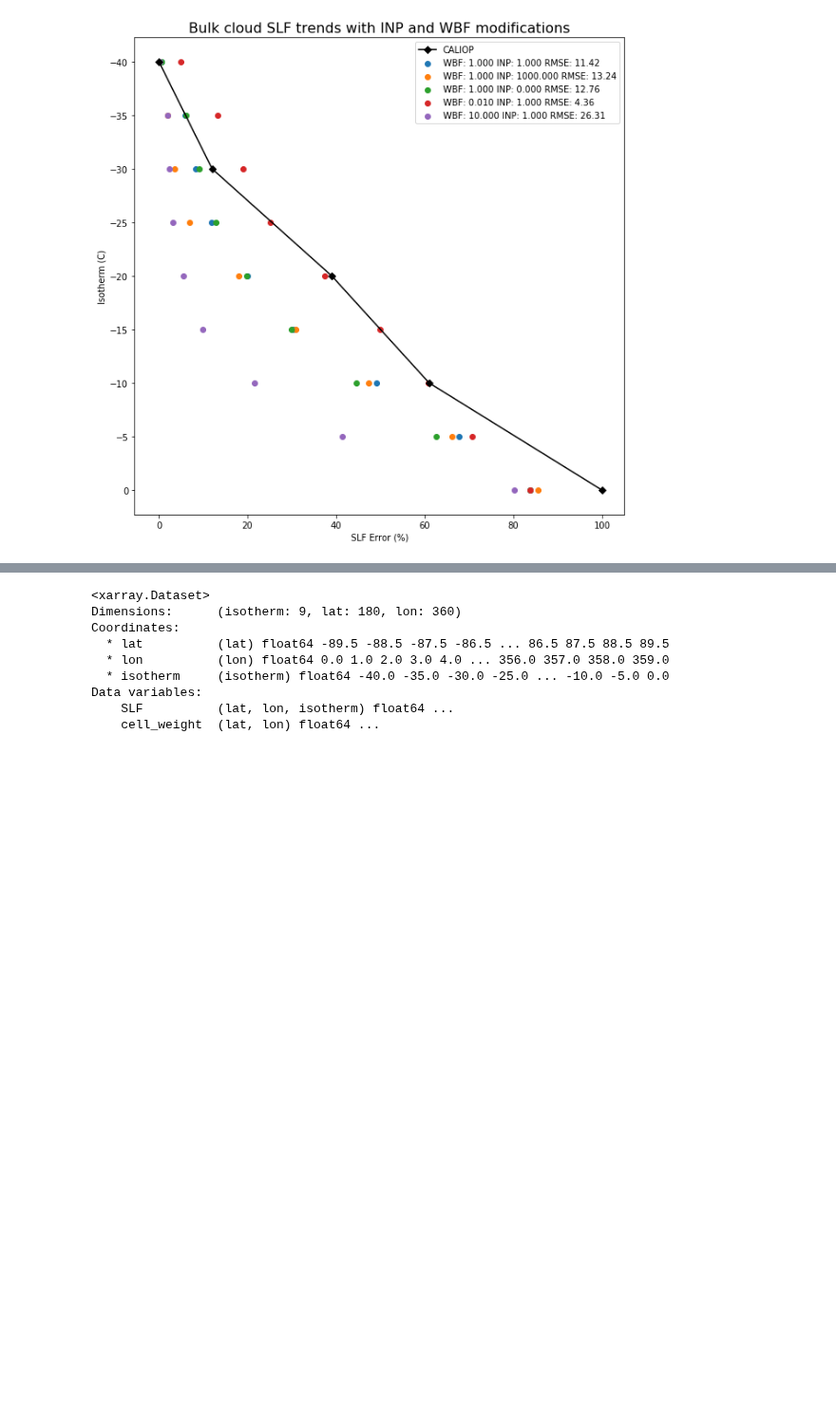
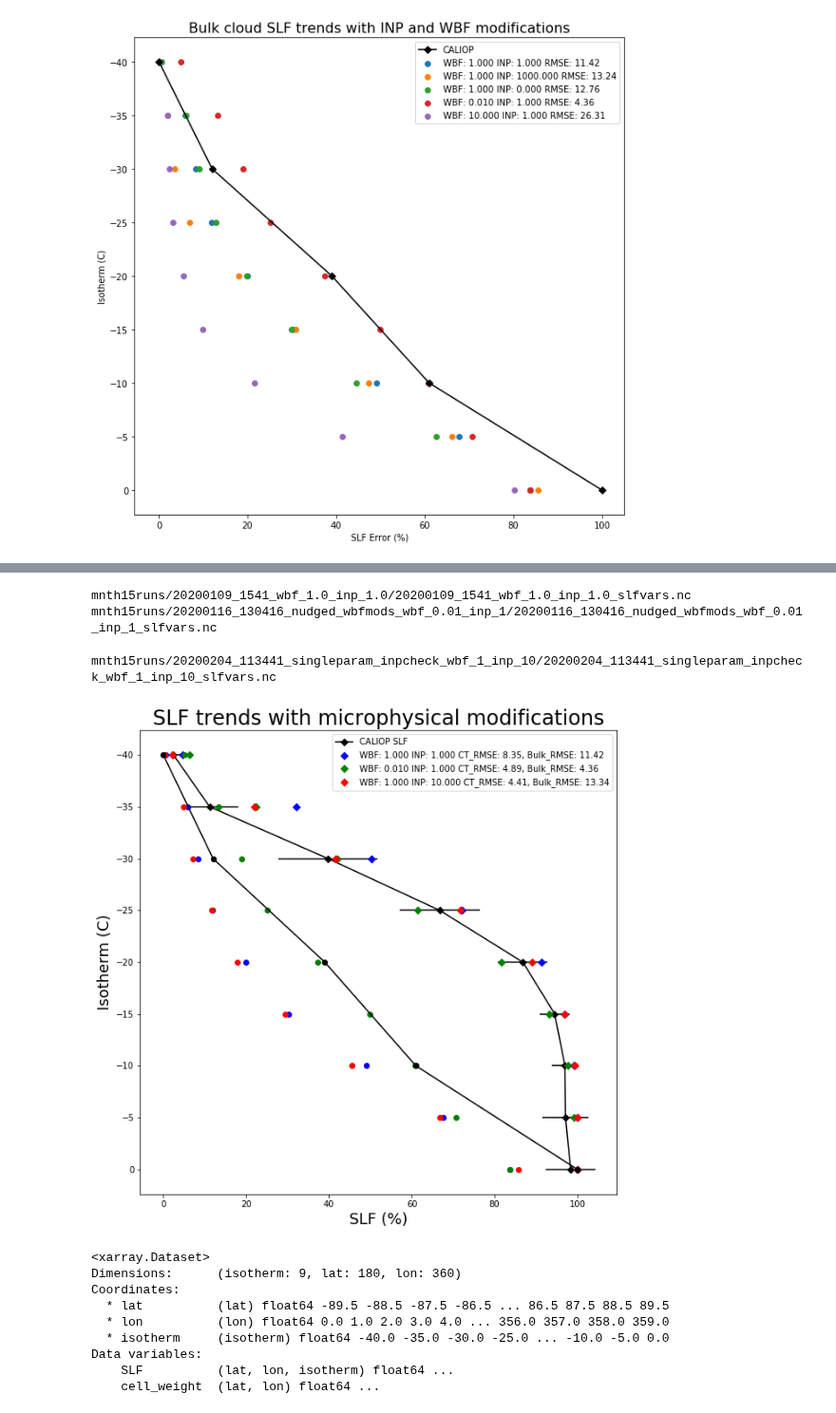
Before and after one commit to jshaw35/netcdf_analysis, a Jupyter notebook: ct_metric.ipynb, the cells around one changed output, grey strips where cells are left out. Shown at 95% size. Saved outputs shown, nothing was run; the diff lists cells and outputs as text; code cells hidden in the pictures; blank space fills up the shorter version.

```diff
--- a/ct_metric.ipynb
+++ b/ct_metric.ipynb
@@ -172,0 +196,17 @@ wbf_only.clf()
+# %%
+best_cases = ['20200109_1541_wbf_1.0_inp_1.0',
+         '20200116_130416_nudged_wbfmods_wbf_0.01_inp_1',
+         '20200204_113441_singleparam_inpcheck_wbf_1_inp_10']
+# %%
+best_metric = CT_SLF_Metric(case_dir)
+for i in best_cases:
+    best_metric.add_case(i)
+best_metric.set_origin(base_case)
+# %% [output]
+mnth15runs/20200109_1541_wbf_1.0_inp_1.0/20200109_1541_wbf_1.0_inp_1.0_slfvars.nc
+mnth15runs/20200116_130416_nudged_wbfmods_wbf_0.01_inp_1/20200116_130416_nudged_wbfmods_wbf_0.01_inp_1_slfvars.nc
+mnth15runs/20200204_113441_singleparam_inpcheck_wbf_1_inp_10/20200204_113441_singleparam_inpcheck_wbf_1_inp_10_slfvars.nc
+# %%
+bestall = best_metric.plot_isos_all()
+# %% [output]
+[figure, added]
```
Also changed, not shown: parts of 12 cells of this notebook, 9 other files.
